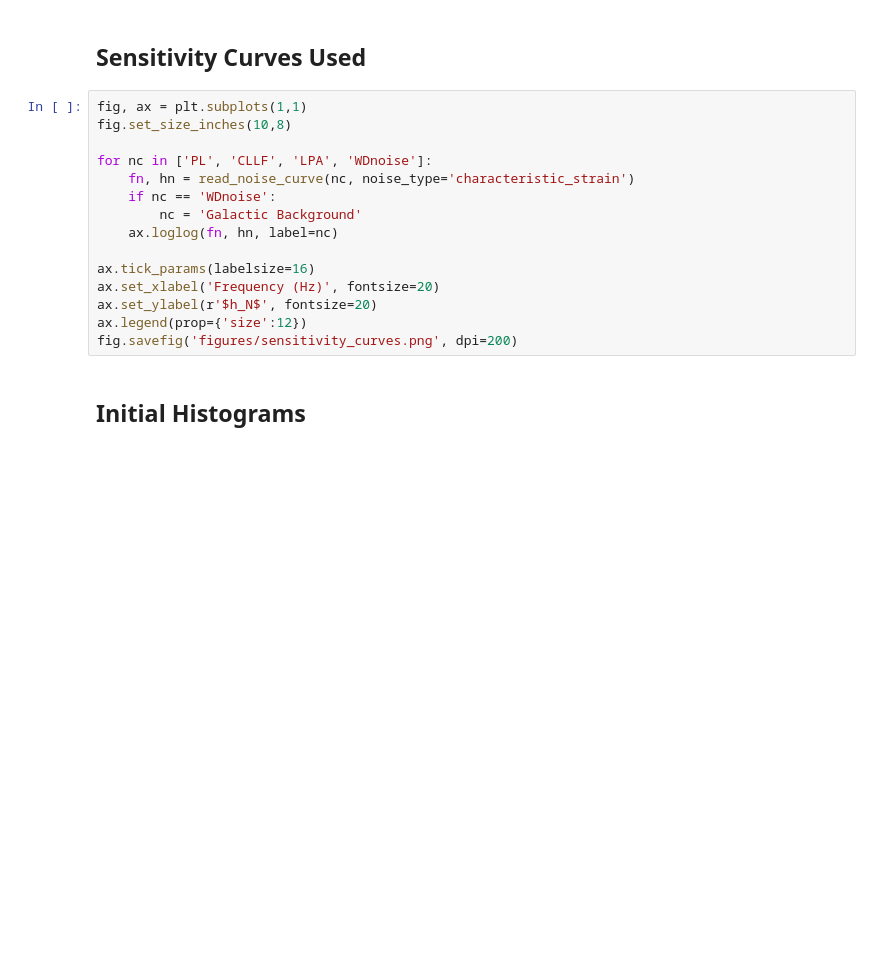
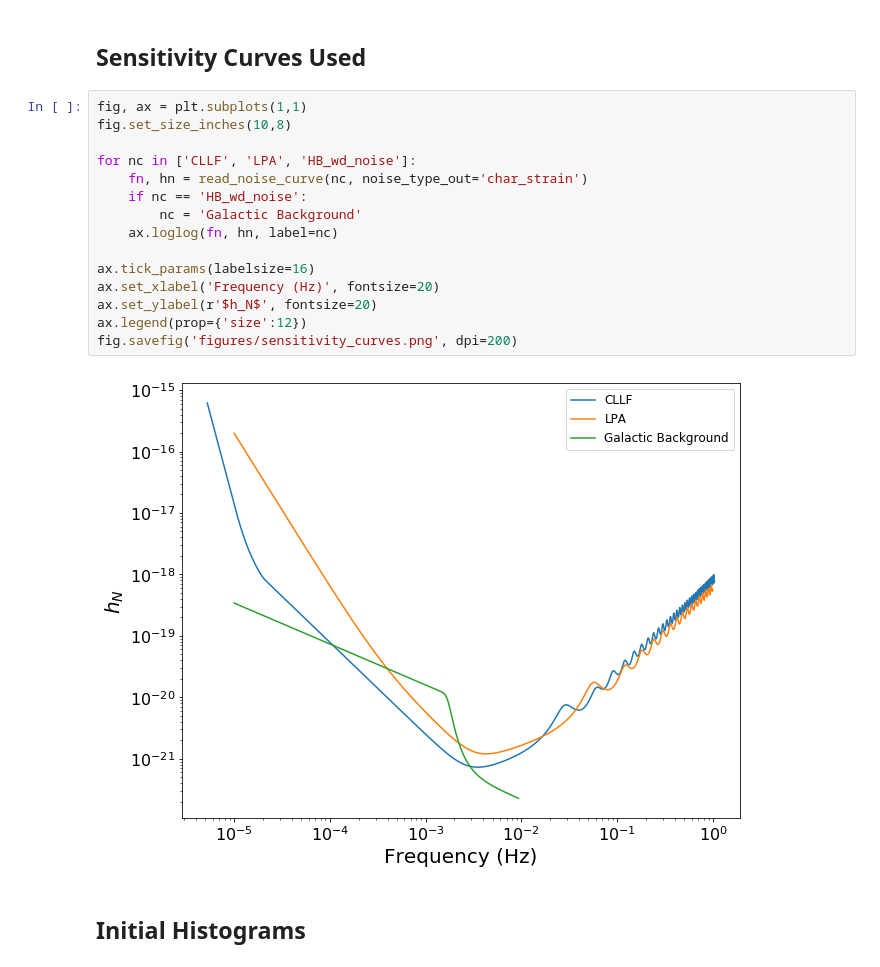
Before and after one commit to mikekatz04/Illustris_LISA_paper, a Jupyter notebook: code/paper_plots.ipynb, the cells around one changed output. Drawn from its saved outputs; the diff is of its cells as text; blank space fills up the shorter version.

```diff
--- a/code/paper_plots.ipynb
+++ b/code/paper_plots.ipynb
@@ -334,18 +369,20 @@ fig1.savefig('figures/phase_tracks1.pdf', dpi=200)
 # %%
 fig, ax = plt.subplots(1,1)
 fig.set_size_inches(10,8)
 
-for nc in ['PL', 'CLLF', 'LPA', 'WDnoise']:
-    fn, hn = read_noise_curve(nc, noise_type='characteristic_strain')
-    if nc == 'WDnoise':
+for nc in ['CLLF', 'LPA', 'HB_wd_noise']:
+    fn, hn = read_noise_curve(nc, noise_type_out='char_strain')
+    if nc == 'HB_wd_noise':
         nc = 'Galactic Background'
     ax.loglog(fn, hn, label=nc)
 
 ax.tick_params(labelsize=16)
 ax.set_xlabel('Frequency (Hz)', fontsize=20)
 ax.set_ylabel(r'$h_N$', fontsize=20)
 ax.legend(prop={'size':12})
 fig.savefig('figures/sensitivity_curves.png', dpi=200)
+# %% [output]
+[figure, added]
 # %% [markdown]
 ## Initial Histograms
 # %%
```
Also changed, not shown: parts of 9 cells of this notebook, 11 other files.
